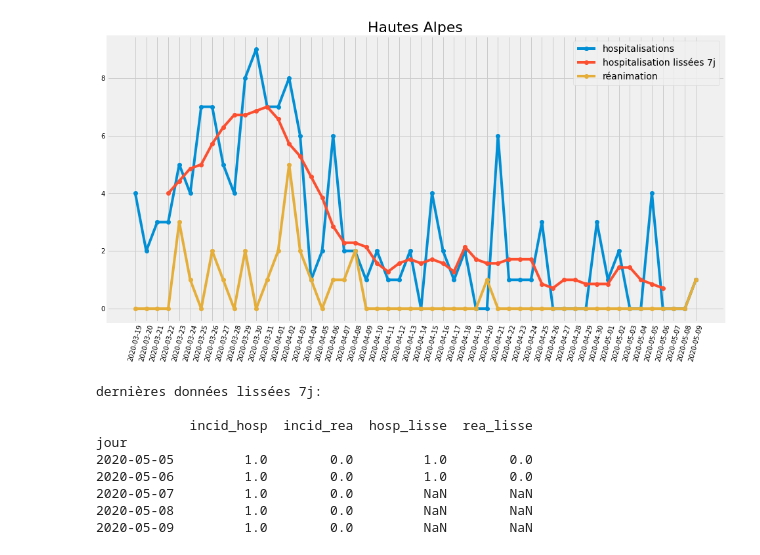
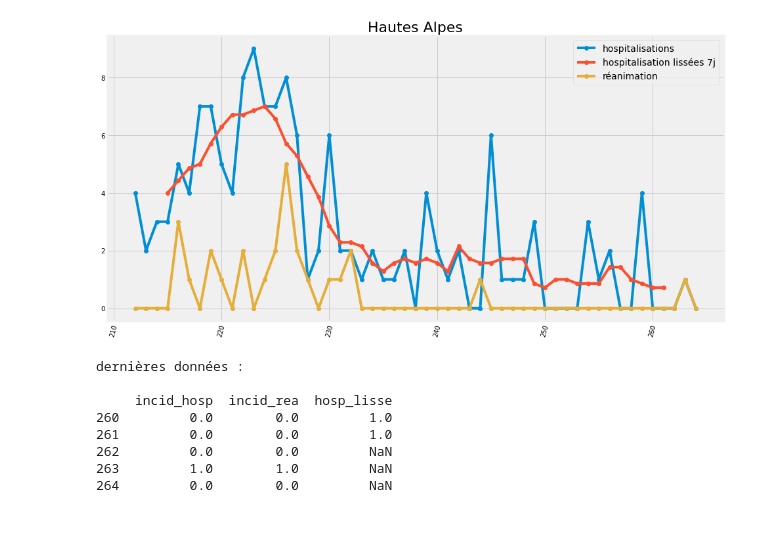
Before and after one commit to paulantoine/covid_dept, a Jupyter notebook: covid.ipynb, the cells around one changed output. Cells and saved outputs as stored; diff of their text form; code cells hidden in the pictures; blank space fills up the shorter version.

```diff
--- a/covid.ipynb
+++ b/covid.ipynb
@@ -10,18 +10,25 @@ import matplotlib.pyplot as plt
 plt.style.use('fivethirtyeight') #'seaborn-notebook'
 #plt.rcParams.update({'font.size': 14})
 # %%
-url = "https://www.data.gouv.fr/fr/datasets/donnees-hospitalieres-relatives-a-lepidemie-de-covid-19/"
-r = requests.get(url)
-soup = BeautifulSoup.BeautifulSoup(r.text)
-ressources_list = soup.find("div", "resources-list")
-url = None
-for article in ressources_list.find_all("article"):
-  if 'donnees-hospitalieres-nouveaux-covid19' in article.div.h4.text:
-    url = article.find("a", "btn btn-sm btn-primary", download=True)["href"]
-    break
-if url == None:
-  raise("data not found")
-df = pd.read_csv(url, sep=";")
+def read_data(url, dataset_name, sep=","):
+    r = requests.get(url)
+    soup = BeautifulSoup.BeautifulSoup(r.text)
+    ressources_list = soup.find("div", "resources-list")
+    url = None
+    for article in ressources_list.find_all("article"):
+      if dataset_name in article.div.h4.text:
+        url = article.find("a", "btn btn-sm btn-primary", download=True)["href"]
+        break
+    if url == None:
+      raise("data not found")
+    return pd.read_csv(url, sep=sep)
+
+df = read_data(
+    "https://www.data.gouv.fr/fr/datasets/donnees-hospitalieres-relatives-a-lepidemie-de-covid-19/",
+    "donnees-hospitalieres-nouveaux-covid19",
+    ";"
+)
+
 df.tail()
 # %% [output]
 |  | dep | jour | incid_hosp | incid_rea | incid_dc | incid_rad |
@@ -119,13 +156,12 @@ dernières données lissées 7j:
 # %%
-display_dept("05","Hautes Alpes")
+display_df(df[df.dep=="05"],"Hautes Alpes")
 # %% [output]
-[figure, old version]
+[figure, new version]
-dernières données lissées 7j:
+dernières données :
 
-            incid_hosp  incid_rea  hosp_lisse  rea_lisse
-jour
-2020-05-05         1.0        0.0         1.0        0.0
-2020-05-06         1.0        0.0         1.0        0.0
-2020-05-07         1.0        0.0         NaN        NaN
-2020-05-08         1.0        0.0         NaN        NaN
-2020-05-09         1.0        0.0         NaN        NaN
+     incid_hosp  incid_rea  hosp_lisse
+260         0.0        0.0         1.0
+261         0.0        0.0         1.0
+262         0.0        0.0         NaN
+263         1.0        1.0         NaN
+264         0.0        0.0         NaN
```
Also changed, not shown: parts of 12 cells of this notebook.
